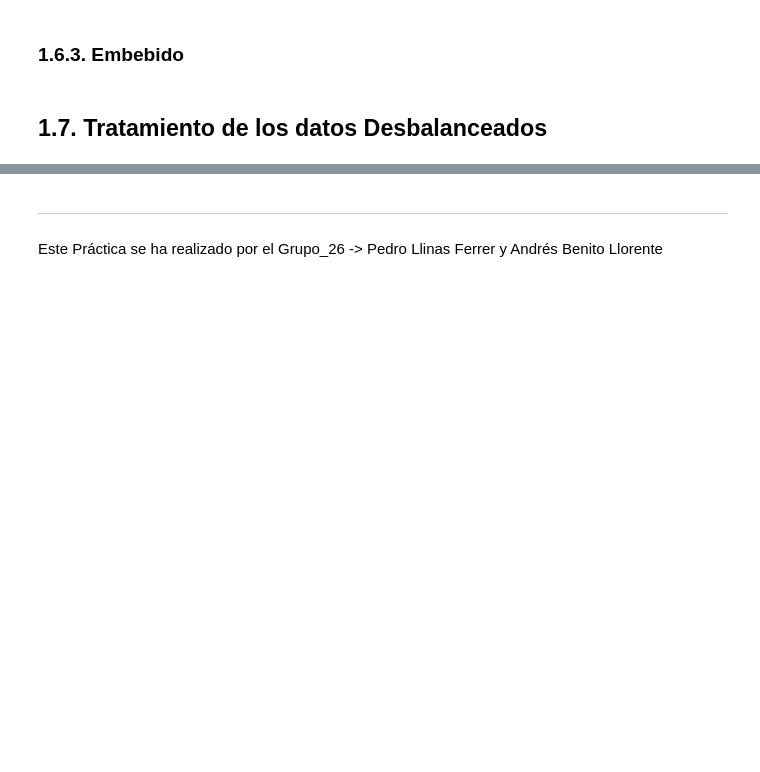
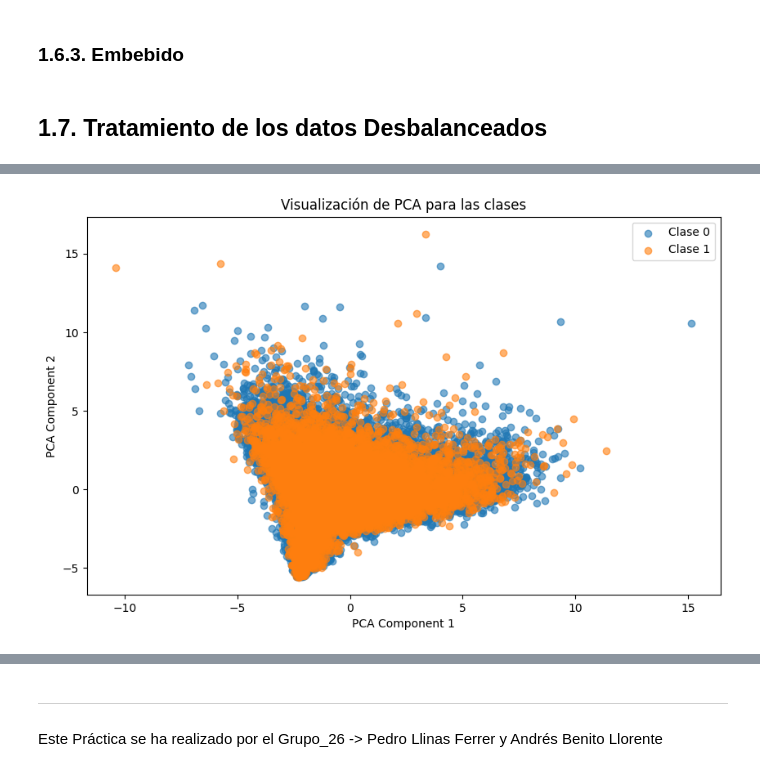
Before and after one commit to AndreesBenitoo/Practica_AA_Andres_Pedro, a Jupyter notebook: preprocess.ipynb, the cells around one changed output, grey strips where cells are left out. Drawn from its saved outputs; the diff is of its cells as text; code cells hidden in the pictures; blank space fills up the shorter version.

```diff
--- a/preprocess.ipynb
+++ b/preprocess.ipynb
@@ -631,0 +699,33 @@ print(selected_columns)
+# %%
+X = df[['Infraction_GGO', 'Base_6187', 'Infraction_ZTNC', 'Expenditure_YTR',
+       'Base_36384', 'Infraction_EHZP', 'Expenditure_RGD', 'Base_8511',
+       'Infraction_JYZB', 'Infraction_EYU', 'Expenditure_UWVG', 'Base_36516',
+       'Expenditure_HRQ', 'Infraction_VTR', 'Risk_2102', 'Risk_4804',
+       'Expenditure_XDD', 'Risk_8742', 'Infraction_VHU', 'Risk_2380',
+       'Risk_0454', 'Expenditure_HKXV', 'Infraction_MHM', 'Risk_3506',
+       'Expenditure_GCAO', 'Risk_9367', 'Base_7910', 'Risk_6178', 'Risk_6197',
+       'Infraction_WVC', 'Infraction_QVSL', 'Infraction_QXUM',
+       'Infraction_IMIM', 'Infraction_LTIS', 'Infraction_SDWM', 'Base_5441',
+       'Infraction_PTY', 'Infraction_LMHK', 'Infraction_XEPQ',
+       'Infraction_WVAW', 'Infraction_KEJT', 'Infraction_TFOY',
+       'Infraction_SIA', 'Infraction_CZXL', 'Infraction_QEY', 'Base_52892',
+       'Infraction_VHHP', 'Risk_5270', 'Infraction_QWWW', 'Infraction_YQXM']]
+y = df_label['label']
+# %%
+import matplotlib.pyplot as plt
+from sklearn.decomposition import PCA
+# Aplicar PCA
+pca = PCA(n_components=2)
+X_pca = pca.fit_transform(X)
+
+# Graficar los dos primeros componentes principales
+plt.figure(figsize=(10, 6))
+plt.scatter(X_pca[y == 0, 0], X_pca[y == 0, 1], label='Clase 0', alpha=0.6)
+plt.scatter(X_pca[y == 1, 0], X_pca[y == 1, 1], label='Clase 1', alpha=0.6)
+plt.xlabel('PCA Component 1')
+plt.ylabel('PCA Component 2')
+plt.title('Visualización de PCA para las clases')
+plt.legend()
+plt.show()
+# %% [output]
+[figure, added]
```
Also changed, not shown: parts of 25 cells of this notebook.
